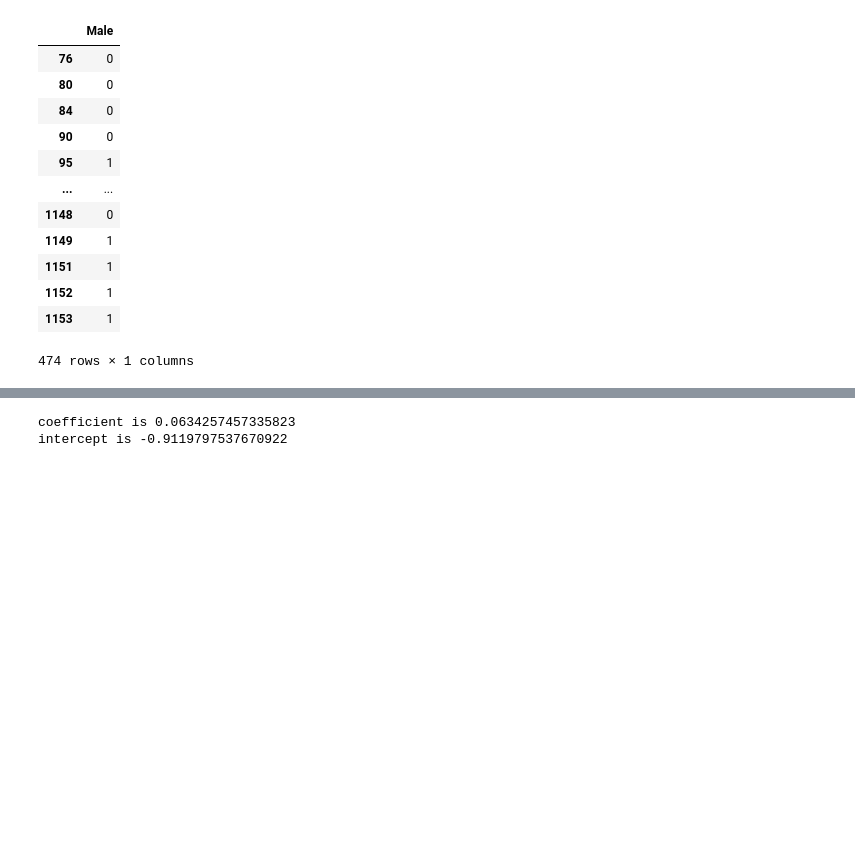
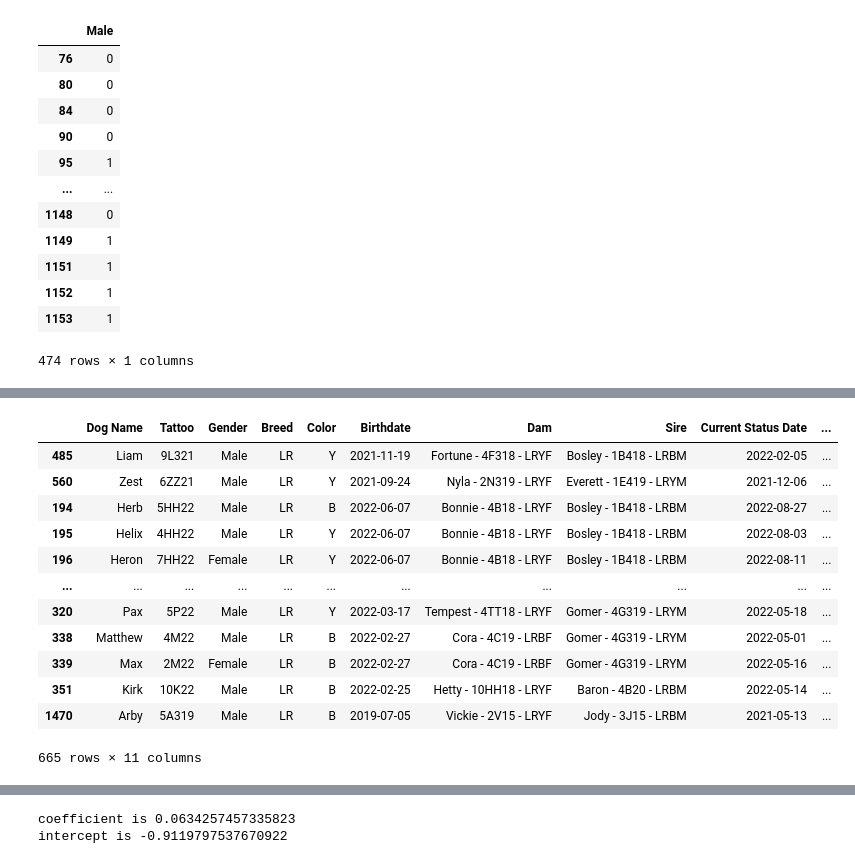
Before and after one commit to Julianna-Castlegrant/info2950-group-proj, a Jupyter notebook: finalproject/dogdata.ipynb, the cells around one changed output, grey strips where cells are left out. Cells and saved outputs as stored; diff of their text form; code cells hidden in the pictures; blank space fills up the shorter version.

```diff
--- a/finalproject/dogdata.ipynb
+++ b/finalproject/dogdata.ipynb
@@ -1477,0 +1469,27 @@ intercept is -0.14956203115077923
+# %%
+model2 = LogisticRegression().fit(dogs_train[sire_dummy.columns], dogs_train['Pass_Fail'])
+training_predictions = model2.predict(dogs_train[sire_dummy.columns])
+testing_predictions = model2.predict(dogs_test[sire_dummy.columns])
+
+
+train_accuracy = metrics.accuracy_score(dogs_train['Pass_Fail'], training_predictions)
+test_accuracy = metrics.accuracy_score(dogs_test['Pass_Fail'], testing_predictions)
+test_precision = metrics.precision_score(dogs_train['Pass_Fail'], training_predictions)
+train_precision = metrics.precision_score(dogs_test['Pass_Fail'], testing_predictions)
+train_recall = metrics.recall_score(dogs_train['Pass_Fail'], training_predictions)
+test_recall = metrics.recall_score(dogs_test['Pass_Fail'], testing_predictions)
+train_f1 = metrics.f1_score(dogs_train['Pass_Fail'], training_predictions)
+test_f1 = metrics.f1_score(dogs_test['Pass_Fail'], testing_predictions)
+
+
+print(sire_dummy.columns)
+print(model2.coef_)
+print(model2.intercept_)
+print(train_accuracy)
+print(test_accuracy)
+print(train_precision)
+print(test_precision)
+print(train_recall)
+print(test_recall)
+print(train_f1)
+print(test_f1)
@@ -1477,0 +1514,31 @@ intercept is -0.14956203115077923
+# %%
+existing_sire = new_dogs_to_predict_df['Sire'].tolist()
+predict_with_existing_sire_df = new_dogs_to_predict_df.loc[new_dogs_to_predict_df['Sire'].isin(existing_sire)]
+# %%
+sire_dummy_predict = pd.get_dummies(predict_with_existing_dam_df['Sire'], drop_first=True)
+sire_dummy_predict = sire_dummy_predict.reindex(labels=sire_dummy.columns,axis=1)
+#print(dam_dummy_predict.columns)
+sire_dummy_predict = sire_dummy_predict.fillna(0)
+#X = pd.concat([X, gender_dummy], axis=1)
+W = sire_dummy_predict
+# %%
+yhat = model2.predict(W)
+predict_with_existing_sire_copy2_df = predict_with_existing_sire_df
+predict_with_existing_sire_copy2_df['prediction'] = yhat
+predict_with_existing_sire_copy2_df['prediction'] = predict_with_existing_sire_copy2_df['prediction'].astype(int)
+#dogs_to_predict_copy_df.sort_values(by=['passfail_prediction'], ascending=True)
+predict_with_existing_sire_copy2_df.sort_values(by=['prediction'], ascending=False)
+# %% [output]
+|  | Dog Name | Tattoo | Gender | Breed | Color | Birthdate | Dam | Sire | Current Status Date | ... |
+| 485 | Liam | 9L321 | Male | LR | Y | 2021-11-19 | Fortune - 4F318 - LRYF | Bosley - 1B418 - LRBM | 2022-02-05 | ... |
+| 560 | Zest | 6ZZ21 | Male | LR | Y | 2021-09-24 | Nyla - 2N319 - LRYF | Everett - 1E419 - LRYM | 2021-12-06 | ... |
+| 194 | Herb | 5HH22 | Male | LR | B | 2022-06-07 | Bonnie - 4B18 - LRYF | Bosley - 1B418 - LRBM | 2022-08-27 | ... |
+| 195 | Helix | 4HH22 | Male | LR | Y | 2022-06-07 | Bonnie - 4B18 - LRYF | Bosley - 1B418 - LRBM | 2022-08-03 | ... |
+| 196 | Heron | 7HH22 | Female | LR | Y | 2022-06-07 | Bonnie - 4B18 - LRYF | Bosley - 1B418 - LRBM | 2022-08-11 | ... |
+| ... | ... | ... | ... | ... | ... | ... | ... | ... | ... | ... |
+| 320 | Pax | 5P22 | Male | LR | Y | 2022-03-17 | Tempest - 4TT18 - LRYF | Gomer - 4G319 - LRYM | 2022-05-18 | ... |
+| 338 | Matthew | 4M22 | Male | LR | B | 2022-02-27 | Cora - 4C19 - LRBF | Gomer - 4G319 - LRYM | 2022-05-01 | ... |
+| 339 | Max | 2M22 | Female | LR | B | 2022-02-27 | Cora - 4C19 - LRBF | Gomer - 4G319 - LRYM | 2022-05-16 | ... |
+| 351 | Kirk | 10K22 | Male | LR | B | 2022-02-25 | Hetty - 10HH18 - LRYF | Baron - 4B20 - LRBM | 2022-05-14 | ... |
+| 1470 | Arby | 5A319 | Male | LR | B | 2019-07-05 | Vickie - 2V15 - LRYF | Jody - 3J15 - LRBM | 2021-05-13 | ... |
+665 rows × 11 columns
```
Also changed, not shown: parts of 128 cells of this notebook.
